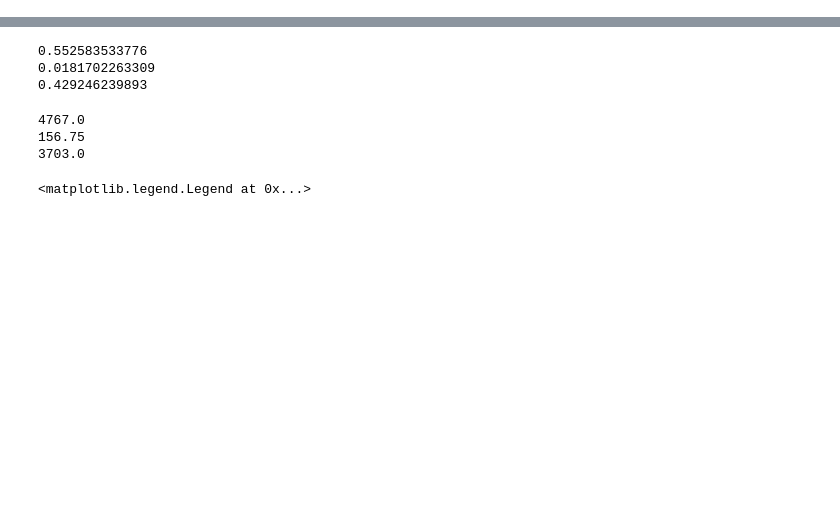
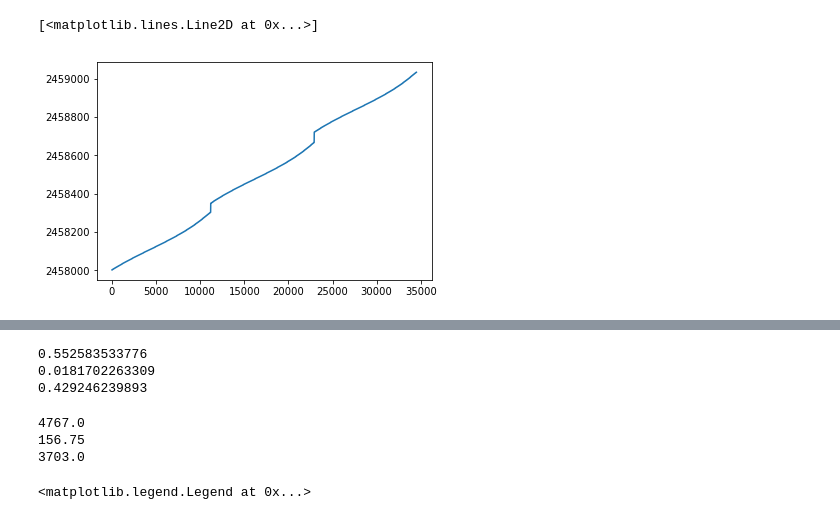
Before and after one commit to blanton144/notebooks, a Jupyter notebook: grey.ipynb, the cells around one changed output, grey strips where cells are left out. Saved outputs shown, nothing was run; the diff lists cells and outputs as text; code cells hidden in the pictures; blank space fills up the shorter version.

```diff
--- a/grey.ipynb
+++ b/grey.ipynb
@@ -44,6 +44,11 @@ for date in dates:
     exposures = np.append(exposures, exposures_tmp)
     ninterval = ninterval + ninterval_tmp
 exposures = exposures + 2400000.5
+# %%
+plt.plot(exposures)
+# %% [output]
+[<matplotlib.lines.Line2D at 0x...>]
+[figure, added]
 # %%
 moon_ras, moon_decs, dist, geolon, geolat = pyasl.moonpos(exposures)
 lsts = 15. * pyasl.ct2lst(exposures, np.zeros(len(exposures)) + apo.location.longitude.value)
```
Also changed, not shown: parts of 14 cells of this notebook.
